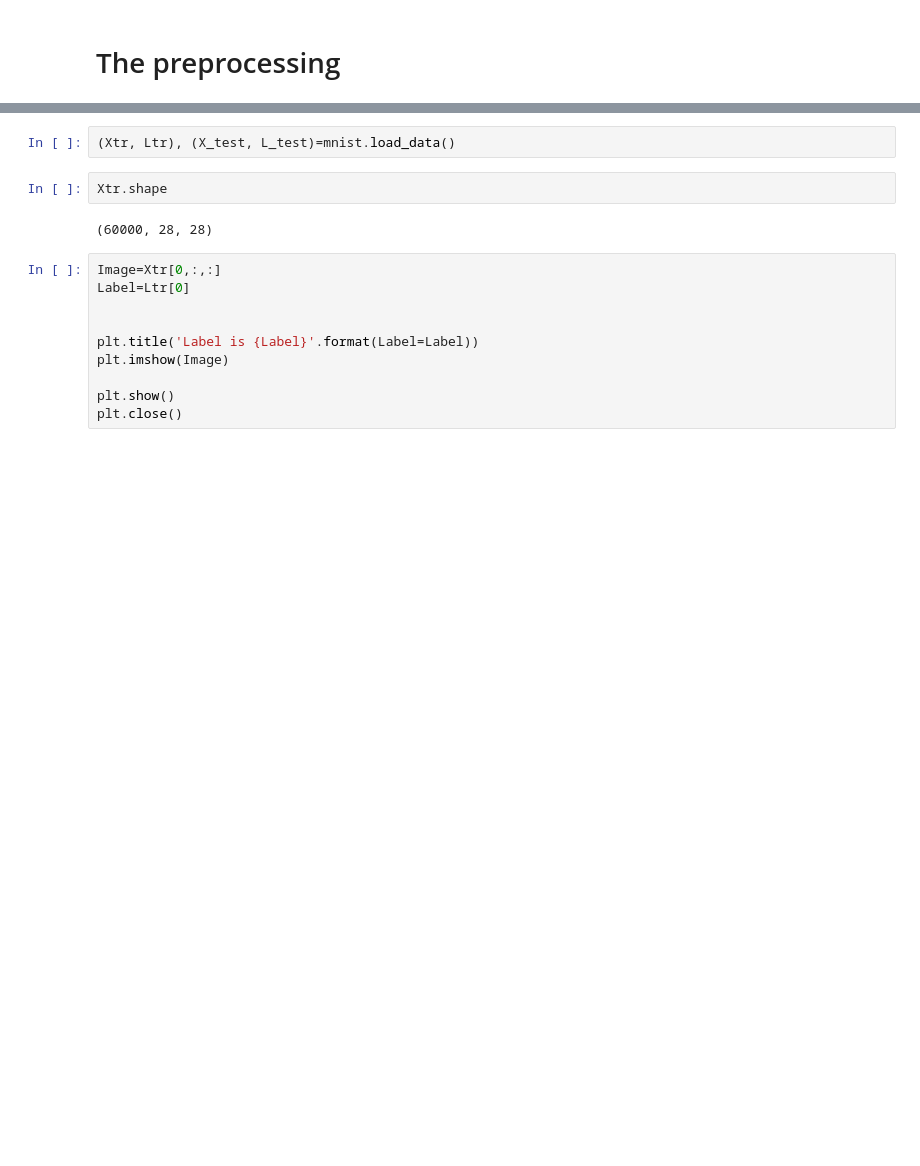
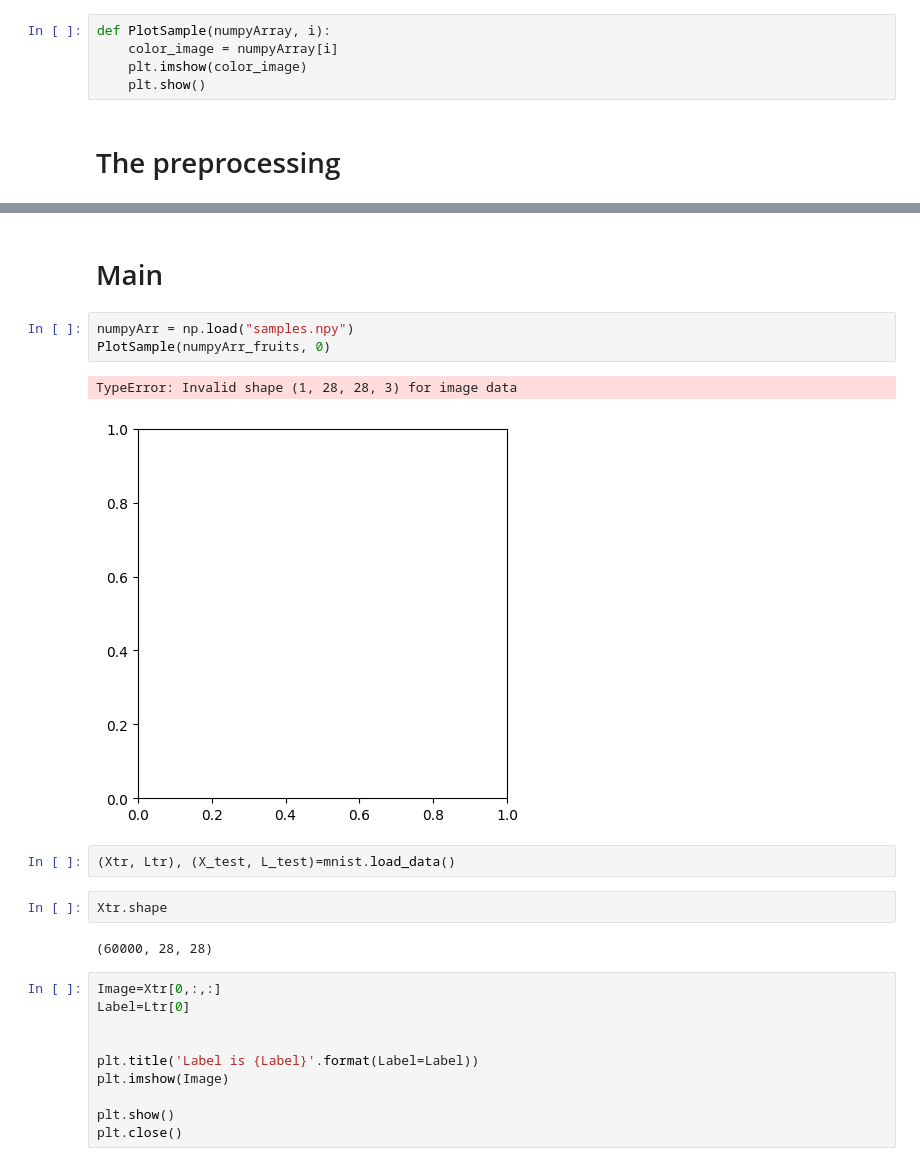
Before and after one commit to jacomoelLTU/d7041e_lab1_JMEW, a Jupyter notebook: D7041E_code_for_lab1.ipynb, the cells around one changed output, grey strips where cells are left out. Saved outputs shown, nothing was run; the diff lists cells and outputs as text; blank space fills up the shorter version.

```diff
--- a/D7041E_code_for_lab1.ipynb
+++ b/D7041E_code_for_lab1.ipynb
@@ -68,3 +32,8 @@ plt.show()
+# %%
+def PlotSample(numpyArray, i):
+    color_image = numpyArray[i]
+    plt.imshow(color_image)
+    plt.show()
 # %% [markdown]
 # The preprocessing
 # %%
@@ -99,6 +68,14 @@ def decorrelate(X):
     # Apply the eigenvectors to X
     decorrelated = X.dot(eigVecs)
     return decorrelated
+# %% [markdown]
+# Main
+# %%
+numpyArr = np.load("samples.npy")
+PlotSample(numpyArr_fruits, 0)
+# %% [output]
+TypeError: Invalid shape (1, 28, 28, 3) for image data
+[figure, added]
 # %%
 (Xtr, Ltr), (X_test, L_test)=mnist.load_data()
 # %%
```
Also changed, not shown: parts of 6 cells of this notebook.
